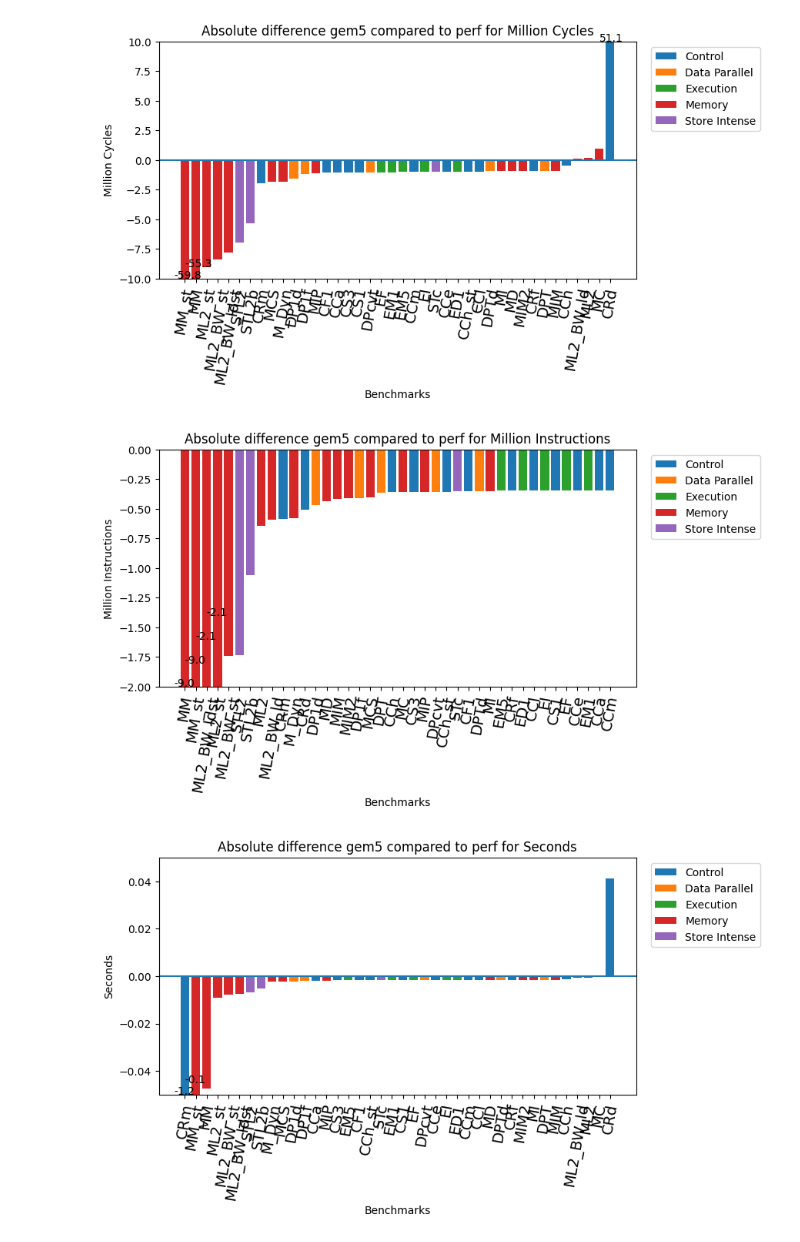
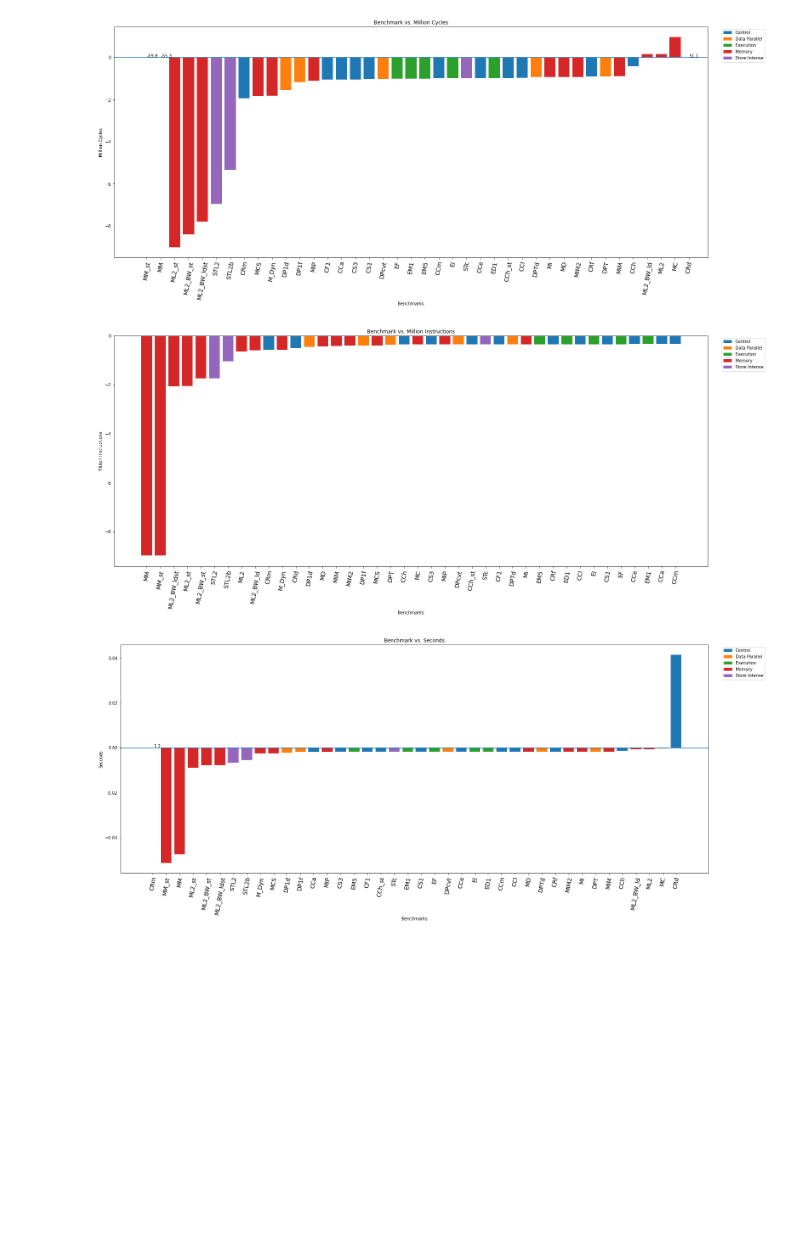
Before and after one commit to darchr/riscv-validation, a Jupyter notebook: plots/Stats_Diff.ipynb, the cells around one changed output. Drawn from its saved outputs; the diff is of its cells as text; code cells hidden in the pictures; blank space fills up the shorter version.

```diff
--- a/plots/Stats_Diff.ipynb
+++ b/plots/Stats_Diff.ipynb
@@ -31,6 +25,6 @@ Y5_2 = df2["IPS"]
 # %%
-def absoluteplot(stat, ylim=None):
-    plt.figure(figsize=(8,4))
+def absoluteplot(stat):
+    plt.rcParams["figure.figsize"]=25,10
     data = {}
     data_sorted = {}
     i = 0
@@ -60,17 +54,21 @@ def absoluteplot(stat, ylim=None):
                 data_sorted[k].append(prefixes.index(p))
 
 
-    annot_offset_pos = 0
-    annot_offset_neg = 0
-    for i, (b, bench) in enumerate(data_sorted.items()):
-        if ylim and data_sorted[b][0] < ylim[0]:
-            plt.annotate(str(round(data_sorted[b][0], 1)), (i-1,ylim[0]+annot_offset_neg))
-            annot_offset_neg -= ylim[0]/10.0
+
+    for b, bench in data_sorted.items():
+
+        if data_sorted[b][0] > 10 or data_sorted[b][0] < -10:
+            plt.annotate(str(round(data_sorted[b][0], 1)), (i,j), fontsize = 10)
             # annotate the value to the graph
-        elif ylim and data_sorted[b][0] > ylim[1]:
-            plt.annotate(str(round(data_sorted[b][0], 1)), (i-1,ylim[1]+annot_offset_pos))
-            annot_offset_pos -= ylim[0]/10.0
-        plt.bar(i, data_sorted[b][0], color="C" + str(data_sorted[b][1]))
+        elif stat == "Seconds":
+            if data_sorted[b][0] < -0.2:
+                plt.annotate(str(round(data_sorted[b][0], 1)), (i,j), fontsize = 10)
+                # annotate the value to the graph
+            else:
+                plt.bar(i, data_sorted[b][0], color="C" + str(data_sorted[b][1]))
+        else:
+            plt.bar(i, data_sorted[b][0], color="C" + str(data_sorted[b][1]))
+        i = i + 1
 
 
     for i, pfrm in enumerate(prefixes):
@@ -81,8 +79,7 @@ def absoluteplot(stat, ylim=None):
     plt.xlabel("Benchmarks")
     plt.ylabel(label)
     plt.axhline(y=0)
-    plt.title("Absolute difference gem5 compared to perf for " + label)
+    plt.title("Benchmark vs. " + label)
     plt.legend(bbox_to_anchor=(1.02, 1), loc='upper left')
-    plt.ylim(ylim)
     plt.show()
 # %%
@@ -133,16 +126,16 @@ def percentageplot(stat, ylim=None):
     plt.show()
 # %%
-absoluteplot("Cycles", (-10,10))
+absoluteplot("Cycles")
 # %% [output]
-[figure, old version]
+[figure, new version]
 # %%
-absoluteplot("Instructions", (-2,0))
+absoluteplot("Instructions")
 # %% [output]
-[figure, old version]
+[figure, new version]
 # %%
-absoluteplot("Seconds", (-0.05,.05))
+absoluteplot("Seconds")
 # %% [output]
-[figure, old version]
+[figure, new version]
 # %%
 absoluteplot("IPC")
 # %% [output]
```
Also changed, not shown: parts of 9 cells of this notebook.
